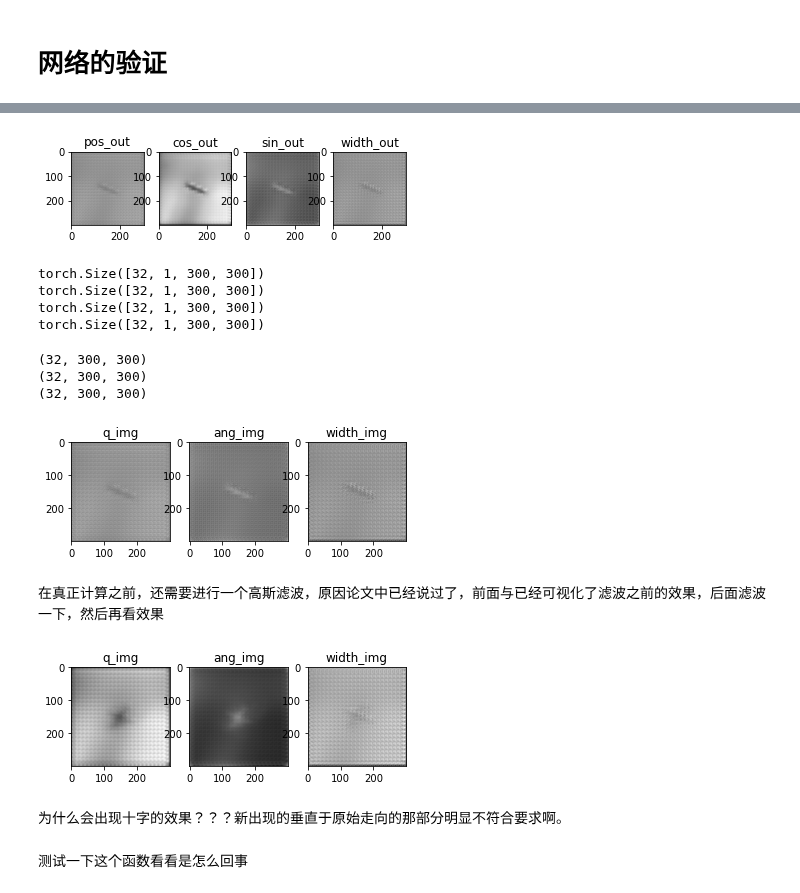
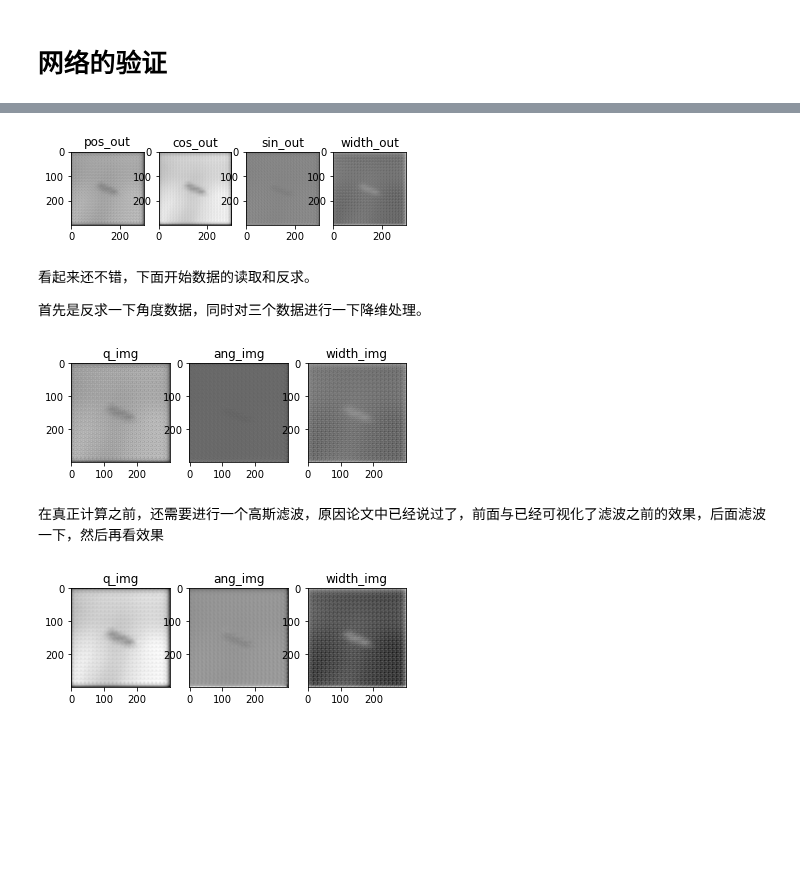
Before and after one commit to OneOneLiu/ggcnn_cornell_dataset, a Jupyter notebook: validate.ipynb, the cells around one changed output, grey strips where cells are left out. Saved outputs shown, nothing was run; the diff lists cells and outputs as text; code cells hidden in the pictures; blank space fills up the shorter version.

```diff
--- a/validate.ipynb
+++ b/validate.ipynb
@@ -74,5 +76,8 @@ pos,cos,sin,width = net.forward(xc)
 # %%
-#看一下是否能够给出一个相对合理的预测
+#将输入传递到网络并计算输出
+pos,cos,sin,width = net.forward(xc)
+
+#可视化看一下输出是是一个相对合理的预测
 num = 20
 
 plt.subplot(141)
@@ -88,17 +93,10 @@ plt.subplot(144)
 plt.title('width_out')
 plt.imshow(width[num][0].data.numpy(),cmap=plt.cm.gray)
 plt.show()
-#看起来还不错，下面开始数据的读取和反求
 # %% [output]
-[figure, old version]
+[figure, new version]
-# %%
-print(pos.shape)
-print(cos.shape)
-print(sin.shape)
-print(width.shape)
-# %% [output]
-torch.Size([32, 1, 300, 300])
-torch.Size([32, 1, 300, 300])
-torch.Size([32, 1, 300, 300])
-torch.Size([32, 1, 300, 300])
+# %% [markdown]
+看起来还不错，下面开始数据的读取和反求。
+
+首先是反求一下角度数据，同时对三个数据进行一下降维处理。
 # %%
@@ -106,19 +104,7 @@ q_img = pos.data.numpy().squeeze()
 ang_img = (torch.atan2(sin, cos) / 2.0).data.numpy().squeeze()
 width_img = width.data.numpy().squeeze()
-# %%
-#squeeze的作用通过前后的shape就可以看出来，对于单通道的图像，可视化以及后面计算的时候是不要需要第三个维度的，所以去掉了
-print(q_img.shape)
-print(ang_img.shape)
-print(width_img.shape)
-# %% [output]
-(32, 300, 300)
-(32, 300, 300)
-(32, 300, 300)
 # %%
-#可视化一下看看效果
-
-num = 20
-
+#可视化一下看看效果，主要是看ang_img，其他俩都没变
 plt.subplot(131)
 plt.title('q_img')
 plt.imshow(q_img[num],cmap=plt.cm.gray)
@@ -130,30 +116,26 @@ plt.title('width_img')
 plt.imshow(width_img[num],cmap=plt.cm.gray)
 plt.show()
 # %% [output]
-[figure, old version]
+[figure, new version]
 # %% [markdown]
 在真正计算之前，还需要进行一个高斯滤波，原因论文中已经说过了，前面与已经可视化了滤波之前的效果，后面滤波一下，然后再看效果
 # %%
 from skimage.filters import gaussian
-q_img_g = gaussian(q_img, 2.0, preserve_range=True)
-ang_img_g = gaussian(ang_img, 2.0, preserve_range=True)
-width_img_g = gaussian(width_img, 1.0, preserve_range=True)
+#注意此处要加上一个索引，也就是传入一个样本到gaussian函数，q_img[num],而不能将q_img整个传入，否则后面的运算会出问题，guassian这个函数无法批量处理多样本，
+q_img_g = gaussian(q_img[num], 2.0, preserve_range=True)
+ang_img_g = gaussian(ang_img[num], 2.0, preserve_range=True)
+width_img_g = gaussian(width_img[num], 1.0, preserve_range=True)
 # %%
-#可视化一下看看效果
-
+#可视化一下看看高斯滤波后的效果
 plt.subplot(131)
 plt.title('q_img')
-plt.imshow(q_img_g[num],cmap=plt.cm.gray)
+plt.imshow(q_img_g,cmap=plt.cm.gray)
 plt.subplot(132)
 plt.title('ang_img')
-plt.imshow(ang_img_g[num],cmap=plt.cm.gray)
+plt.imshow(ang_img_g,cmap=plt.cm.gray)
 plt.subplot(133)
 plt.title('width_img')
-plt.imshow(width_img_g[num],cmap=plt.cm.gray)
+plt.imshow(width_img_g,cmap=plt.cm.gray)
 plt.show()
 # %% [output]
-[figure, old version]
+[figure, new version]
-# %% [markdown]
-为什么会出现十字的效果？？？新出现的垂直于原始走向的那部分明显不符合要求啊。
-# %% [markdown]
-测试一下这个函数看看是怎么回事
```
Also changed, not shown: parts of 17 cells of this notebook, 4 other files.
